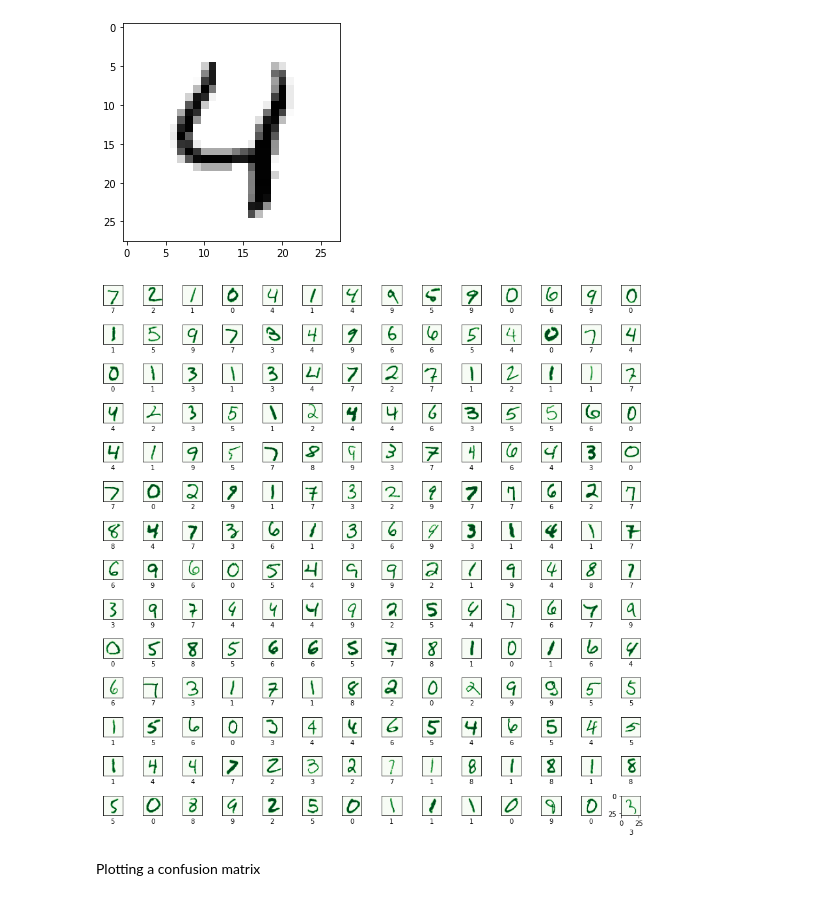
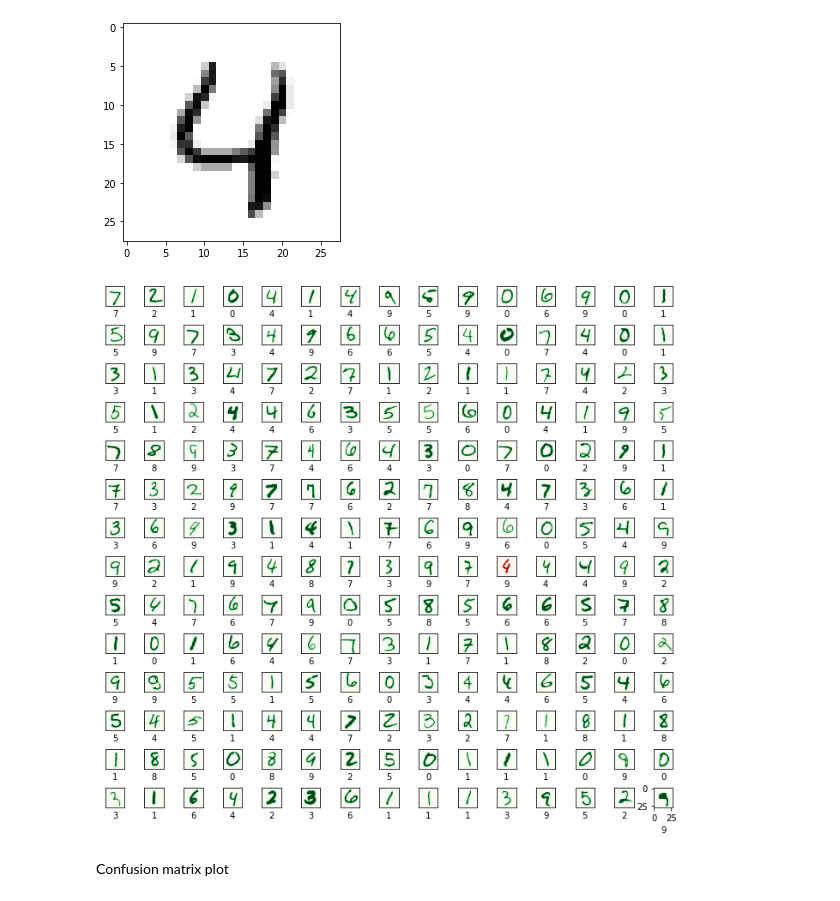
Before and after one commit to NehaKoulecar/Handwritten_Digit_Recognition, a Jupyter notebook: HandwrittenDigitRecognition.ipynb, the cells around one changed output. Cells and saved outputs as stored; diff of their text form; code cells hidden in the pictures.

```diff
--- a/HandwrittenDigitRecognition.ipynb
+++ b/HandwrittenDigitRecognition.ipynb
@@ -366,0 +317,8 @@ print(predictions[4])
+# %%
+model1_name = 'cnn_digit_recognition.h5'
+model1.save(model1_name, save_format='h5')
+# %%
+loaded_model1 = tf.keras.models.load_model(model1_name)
+# %%
+#Predicting the digits
+predictions1_one_hot = loaded_model1.predict([x_test_normalize])
@@ -366,0 +347,4 @@ print(predictions[4])
+# %%
+# Extracting prediction with highest probability
+predictions1 = np.argmax(predictions1_one_hot, axis=1)
+pd.DataFrame(predictions1)
@@ -372,24 +374,24 @@ plt.show()
 # %% [output]
 [figure]
 # %%
-numbers_to_display = 196
-num_cells = math.ceil(math.sqrt(numbers_to_display))
-plt.figure(figsize=(15, 15))
+num_display = 210
+no_cells = math.ceil(math.sqrt(num_display))
+plt.figure(figsize=(12, 12))
 
-for plot_index in range(numbers_to_display):
-    predicted_label = predictions[plot_index]
+for plot_index in range(num_display):
+    predicted_label = predictions1[plot_index]
+    plt.yticks([])
     plt.xticks([])
-    plt.yticks([])
+    color_map = 'Greens' if predicted_label == y_test[plot_index] else 'Reds'
     plt.grid(False)
-    color_map = 'Greens' if predicted_label == y_test[plot_index] else 'Reds'
-    plt.subplot(num_cells, num_cells, plot_index + 1)
-    plt.imshow(x_test_normalized[plot_index].reshape((IMAGE_WIDTH, IMAGE_HEIGHT)), cmap=color_map)
+    plt.subplot(no_cells, no_cells, plot_index + 1)
+    plt.imshow(x_test_normalize[plot_index].reshape((IMAGE_WIDTH, IMAGE_HEIGHT)), cmap=color_map)
     plt.xlabel(predicted_label)
 
 plt.subplots_adjust(hspace=1, wspace=0.5)
 plt.show()
 # %% [output]
-[figure, old version]
+[figure, new version]
-# %% [markdown]
-Plotting a confusion matrix
+# %% [markdown]
+Confusion matrix plot
 # %%
```
Also changed, not shown: parts of 49 cells of this notebook.
